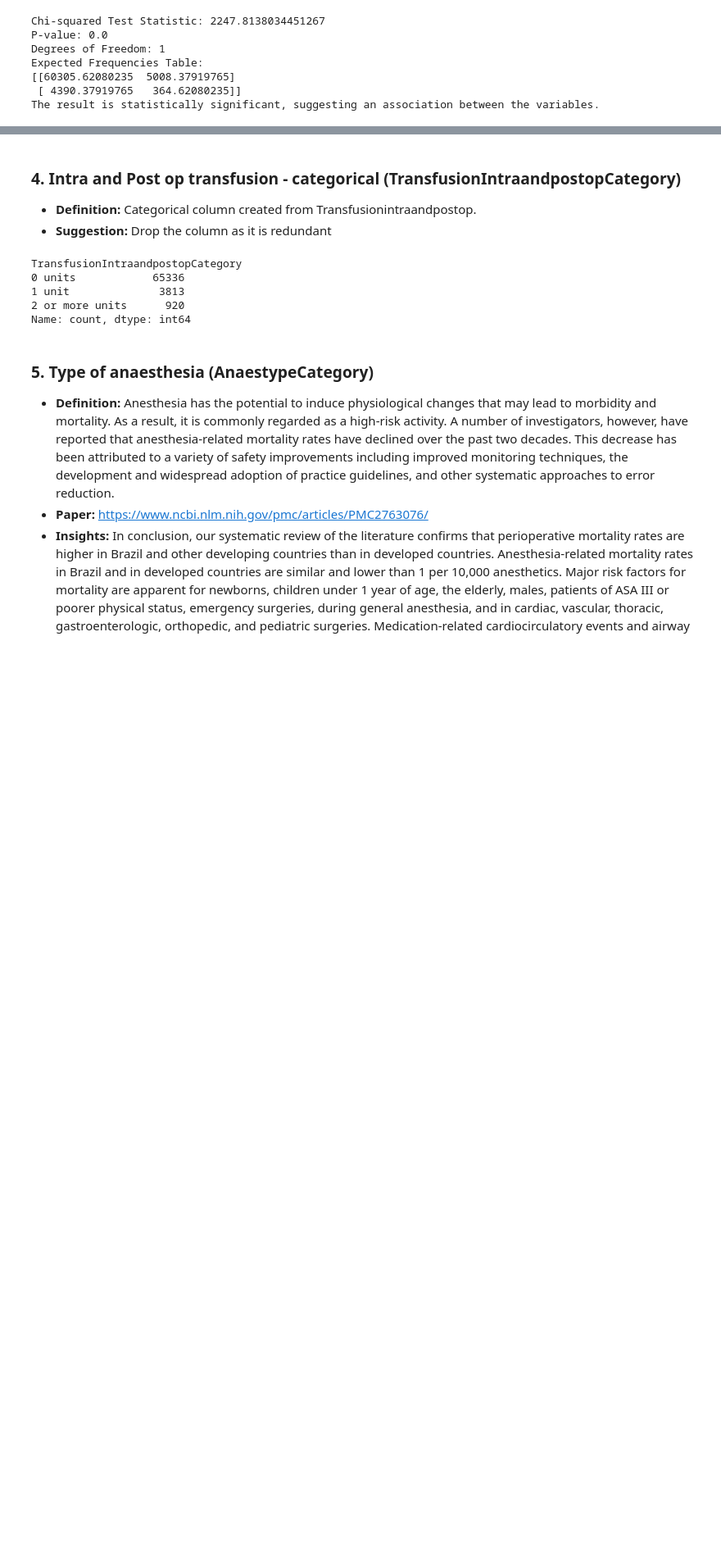
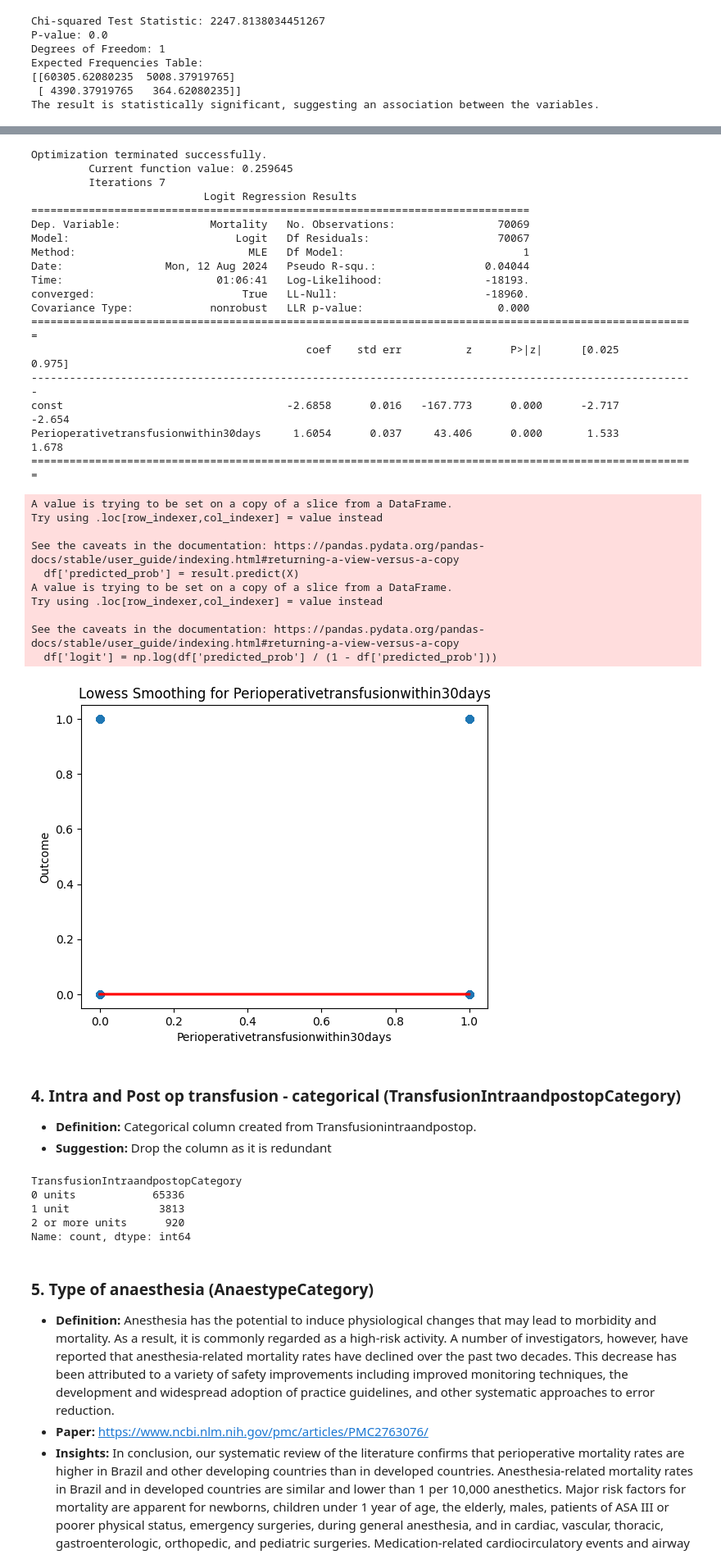
Before and after one commit to Mingtaros/CARES_Analytics, a Jupyter notebook: notebooks/Data_Preparation - Daniel.ipynb, the cells around one changed output, grey strips where cells are left out. Shown at 82% size. Drawn from its saved outputs; the diff is of its cells as text; code cells hidden in the pictures; blank space fills up the shorter version.

```diff
--- a/notebooks/Data_Preparation - Daniel.ipynb
+++ b/notebooks/Data_Preparation - Daniel.ipynb
@@ -733,3 +800,35 @@ The result is statistically significant, suggesting an association between the v
+# %%
+logistic_reg(data, x_col=['Perioperativetransfusionwithin30days'], y_col='Mortality')
+# %% [output]
+Optimization terminated successfully.
+         Current function value: 0.259645
+         Iterations 7
+                           Logit Regression Results
+==============================================================================
+Dep. Variable:              Mortality   No. Observations:                70069
+Model:                          Logit   Df Residuals:                    70067
+Method:                           MLE   Df Model:                            1
+Date:                Mon, 12 Aug 2024   Pseudo R-squ.:                 0.04044
+Time:                        01:06:41   Log-Likelihood:                -18193.
+converged:                       True   LL-Null:                       -18960.
+Covariance Type:            nonrobust   LLR p-value:                     0.000
+========================================================================================================
+                                           coef    std err          z      P>|z|      [0.025      0.975]
+--------------------------------------------------------------------------------------------------------
+const                                   -2.6858      0.016   -167.773      0.000      -2.717      -2.654
+Perioperativetransfusionwithin30days     1.6054      0.037     43.406      0.000       1.533       1.678
+========================================================================================================
+A value is trying to be set on a copy of a slice from a DataFrame.
+Try using .loc[row_indexer,col_indexer] = value instead
+
+See the caveats in the documentation: https://pandas.pydata.org/pandas-docs/stable/user_guide/indexing.html#returning-a-view-versus-a-copy
+  df['predicted_prob'] = result.predict(X)
+A value is trying to be set on a copy of a slice from a DataFrame.
+Try using .loc[row_indexer,col_indexer] = value instead
+
+See the caveats in the documentation: https://pandas.pydata.org/pandas-docs/stable/user_guide/indexing.html#returning-a-view-versus-a-copy
+  df['logit'] = np.log(df['predicted_prob'] / (1 - df['predicted_prob']))
+[figure, added]
 # %%
 data.drop(columns=transfusion_cols, inplace=True)
 # %% [markdown]
```
Also changed, not shown: parts of 25 cells of this notebook, 2 other files.
